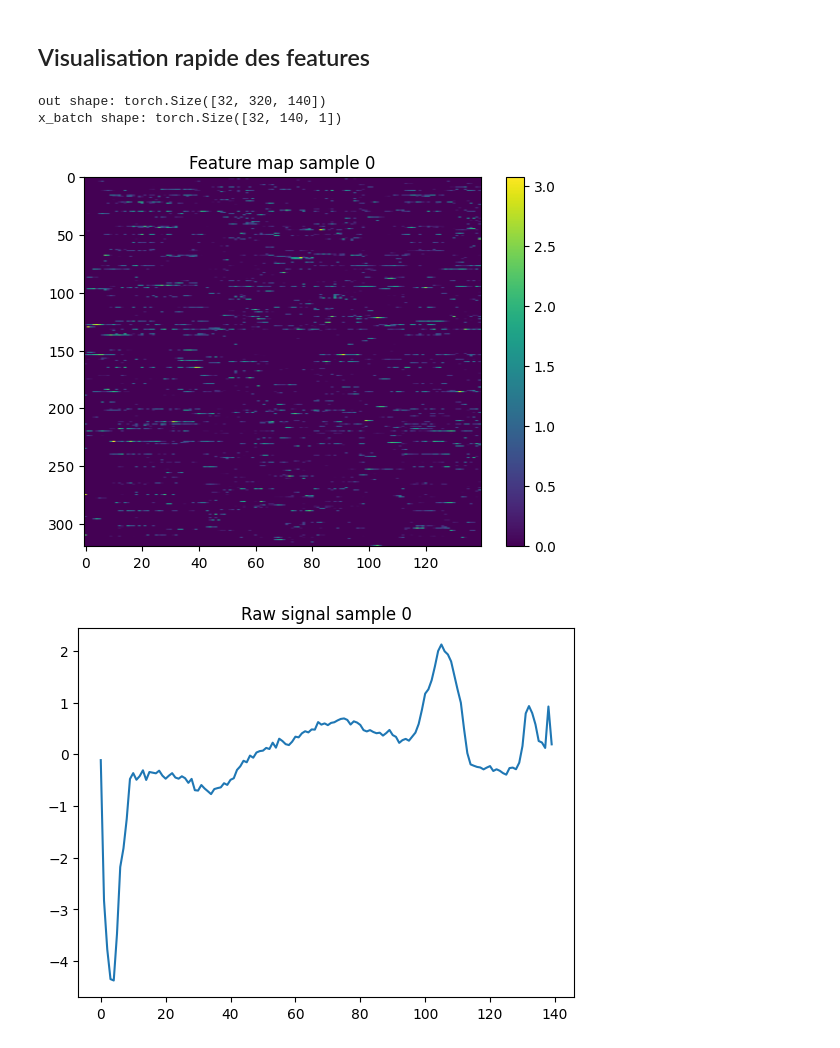
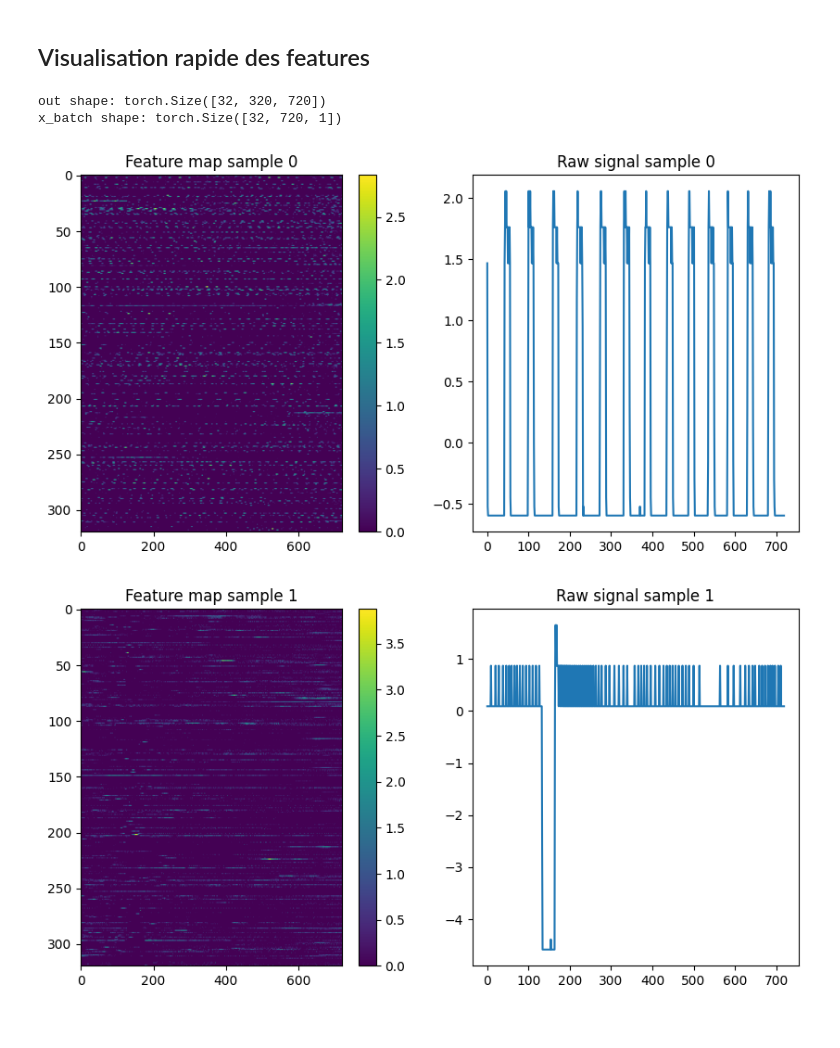
Before and after one commit to Loudwig/T2SVEC, a Jupyter notebook: src/first_Imple/eval.ipynb, the cells around one changed output. Cells and saved outputs as stored; diff of their text form; code cells hidden in the pictures.

```diff
--- a/src/first_Imple/eval.ipynb
+++ b/src/first_Imple/eval.ipynb
@@ -26,16 +30,16 @@ CURR_DIR = Path.cwd()
 CURR_DIR_PARENT = list(CURR_DIR.parents)
 SRC_DIR = CURR_DIR_PARENT[0]
 
-DATA_DIR = SRC_DIR/ "data"
-DATASET_DIR = DATA_DIR / "ECG5000"
-train_path = DATASET_DIR / "ECG5000_TRAIN.ts"
-test_path  = DATASET_DIR / "ECG5000_TEST.ts"
+DATA_DIR = SRC_DIR / "data"
+DATASET_DIR = DATA_DIR / "RefrigerationDevices"
+train_path = DATASET_DIR / "RefrigerationDevices_TRAIN.ts"
+test_path  = DATASET_DIR / "RefrigerationDevices_TEST.ts"
 
-RUNS_DIR = CURR_DIR/"runs"
+RUNS_DIR = CURR_DIR / "runs"
 
-EXP_NAME = "ecg5000"
+EXP_NAME = "RefrigerationDevices_timestampMasking"
 
-EXP_ID = "0"
+EXP_ID = "1"
 
 EXP_DIR = RUNS_DIR / EXP_NAME / EXP_ID
 print("EXP_DIR:", EXP_DIR)
@@ -81,5 +85,9 @@ train_dataset = TensorDataset(X_train_torch, y_train_torch)
 test_dataset  = TensorDataset(X_test_torch,  y_test_torch)
 
 train_eval_loader = DataLoader(train_dataset, batch_size=32, shuffle=False)
-test_eval_loader  = DataLoader(test_dataset,  batch_size=64, shuffle=False)
+test_eval_loader  = DataLoader(test_dataset,  batch_size=32, shuffle=False)
+
+# data loader pour la visualisation (les series sont ordonnés par classes donc on avait besoin de dataloader shuffler)
+train_viz_loader = DataLoader(train_dataset, batch_size=32, shuffle=True)
+test_viz_loader  = DataLoader(test_dataset,  batch_size=32, shuffle=True)
 # %% [output]
@@ -173,27 +203,26 @@ Test  accuracy: 0.9313
 # %% [markdown]
 ## Visualisation rapide des features
 # %%
-iterative = iter(train_eval_loader)
-x_batch, _ = next(iterative)
+iterative = iter(train_viz_loader)
+x_batch,_ = next(iterative)
 x_batch = x_batch.to(device)
 out = model(x_batch.permute(0, 2, 1))
-B, _, _ = out.shape
+B,_, _ = out.shape
 print("out shape:", out.shape)
 print("x_batch shape:", x_batch.shape)
 
-for j in range(min(B, 4)):
-    plt.figure()
+for j in range(min(B, 2)):
+    plt.figure(figsize=(10,5))
+    plt.subplot(1,2,1)
     plt.imshow(out[j].squeeze().cpu().detach(), aspect="auto")
     plt.colorbar()
     plt.title(f"Feature map sample {j}")
-    plt.show()
-
-    plt.figure()
+    plt.subplot(1,2,2)
     plt.plot(x_batch[j].view(-1).cpu().detach())
     plt.title(f"Raw signal sample {j}")
     plt.show()
 # %% [output]
-out shape: torch.Size([32, 320, 140])
-x_batch shape: torch.Size([32, 140, 1])
+out shape: torch.Size([32, 320, 720])
+x_batch shape: torch.Size([32, 720, 1])
-[figure, old version]
+[figure, new version]
-[figure, old version]
+[figure, new version]
```
Also changed, not shown: parts of 16 cells of this notebook, 3 other files.
